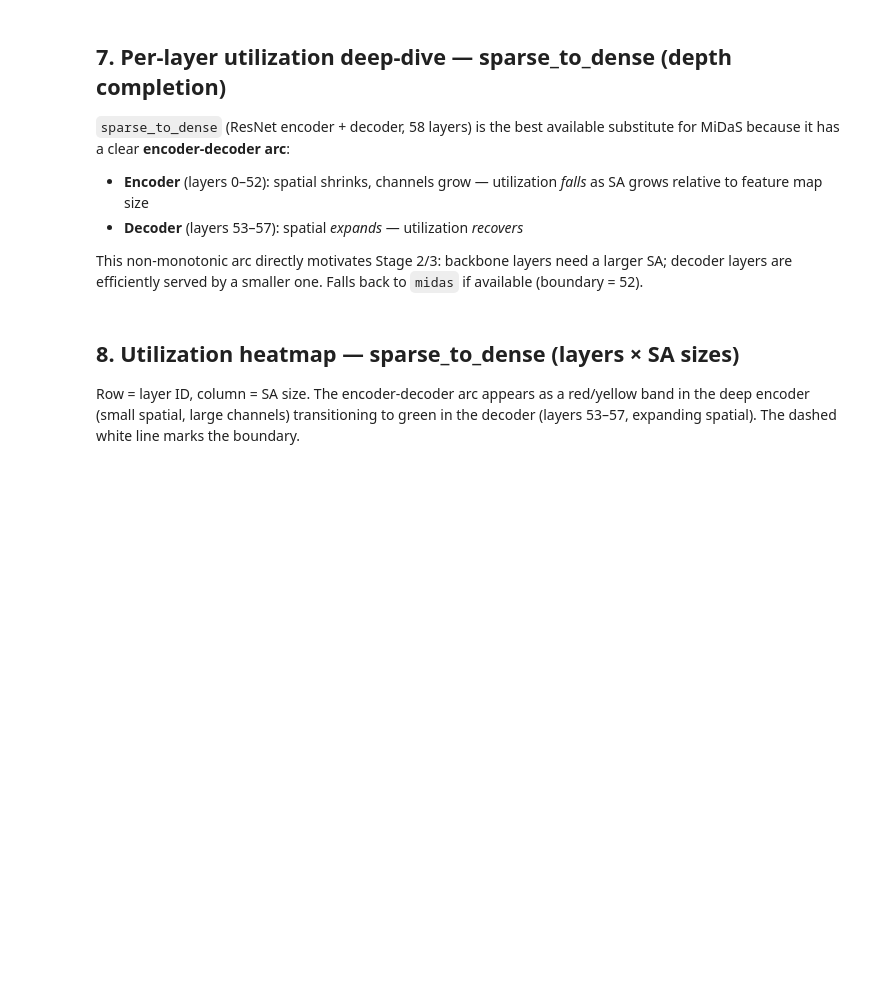
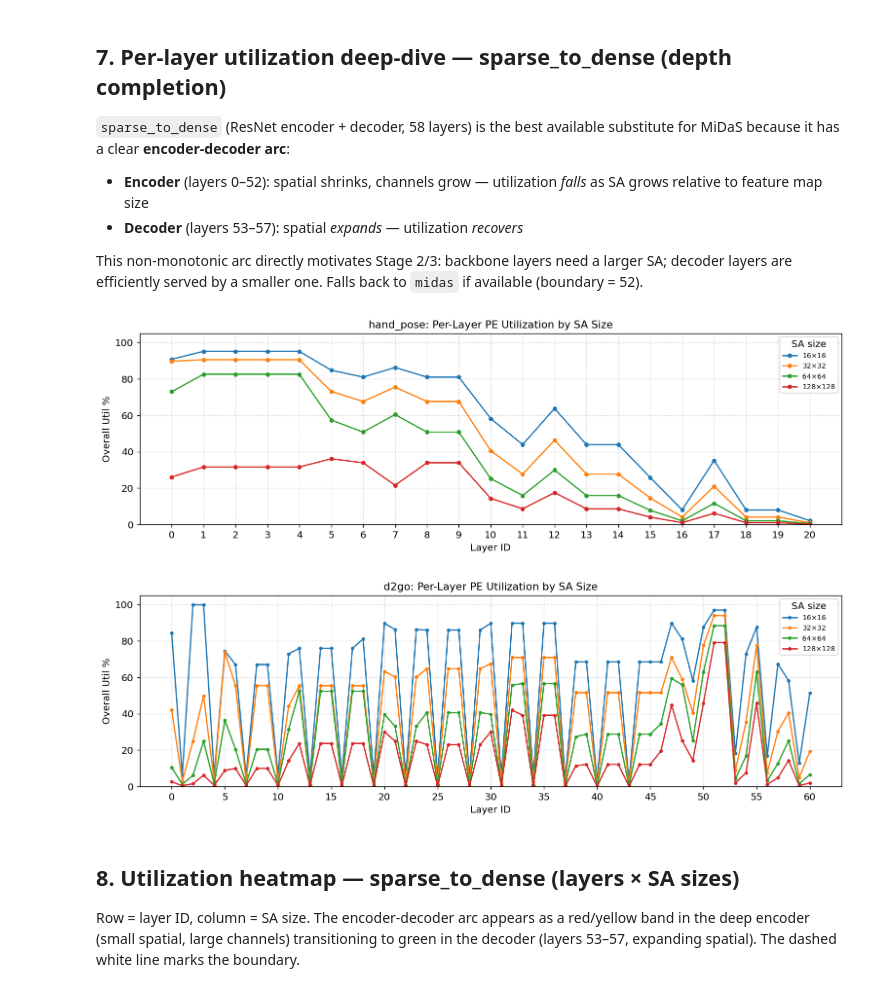
Before and after one commit to vsuresh95/SCALE-Sim, a Jupyter notebook: stage1_analysis.ipynb, the cells around one changed output. Saved outputs shown, nothing was run; the diff lists cells and outputs as text; code cells hidden in the pictures; blank space fills up the shorter version.

```diff
--- a/stage1_analysis.ipynb
+++ b/stage1_analysis.ipynb
@@ -281,3 +259,54 @@ plt.show()
+# %%
+colors = ['#1f77b4', '#ff7f0e', '#2ca02c', '#d62728']
+
+# --- Plot A: hand_pose per-layer utilization ---
+FOCUS_MODEL_A = 'hand_pose'
+fm_a = raw[raw['model'] == FOCUS_MODEL_A].copy()
+layers_a = sorted(fm_a['layer'].unique())
+
+fig, ax = plt.subplots(figsize=(12, 4))
+for sa, color in zip(SA_SIZES, colors):
+    sub = fm_a[fm_a['sa_size'] == sa].sort_values('layer')
+    ax.plot(sub['layer'], sub['util_overall'], marker='o', ms=4,
+            label=f'{sa}×{sa}', color=color)
+
+ax.set_xticks(layers_a)
+ax.set_xlabel('Layer ID')
+ax.set_ylabel('Overall Util %')
+ax.set_title(f'{FOCUS_MODEL_A}: Per-Layer PE Utilization by SA Size')
+ax.set_ylim(0, 105)
+ax.legend(title='SA size', fontsize=8)
+ax.grid(True, linestyle='--', alpha=0.4)
+
+plt.tight_layout()
+plt.savefig(f'outputs/stage1/fig_{FOCUS_MODEL_A}_layer_util.pdf', bbox_inches='tight')
+plt.show()
+
+# --- Plot B: d2go per-layer utilization (shows a clear low→high gradient across 61 layers) ---
+FOCUS_MODEL_B = 'd2go'
+fm_b = raw[raw['model'] == FOCUS_MODEL_B].copy()
+layers_b = sorted(fm_b['layer'].unique())
+
+fig, ax = plt.subplots(figsize=(12, 4))
+for sa, color in zip(SA_SIZES, colors):
+    sub = fm_b[fm_b['sa_size'] == sa].sort_values('layer')
+    ax.plot(sub['layer'], sub['util_overall'], marker='o', ms=3,
+            label=f'{sa}×{sa}', color=color)
+
+ax.set_xticks(layers_b[::5])
+ax.set_xlabel('Layer ID')
+ax.set_ylabel('Overall Util %')
+ax.set_title(f'{FOCUS_MODEL_B}: Per-Layer PE Utilization by SA Size')
+ax.set_ylim(0, 105)
+ax.legend(title='SA size', fontsize=8)
+ax.grid(True, linestyle='--', alpha=0.4)
+
+plt.tight_layout()
+plt.savefig(f'outputs/stage1/fig_{FOCUS_MODEL_B}_layer_util.pdf', bbox_inches='tight')
+plt.show()
+# %% [output]
+[figure, added]
+[figure, added]
 # %% [markdown]
 ## 8. Utilization heatmap — sparse_to_dense (layers × SA sizes)
 
```
Also changed, not shown: parts of 10 cells of this notebook, 2 other files.
